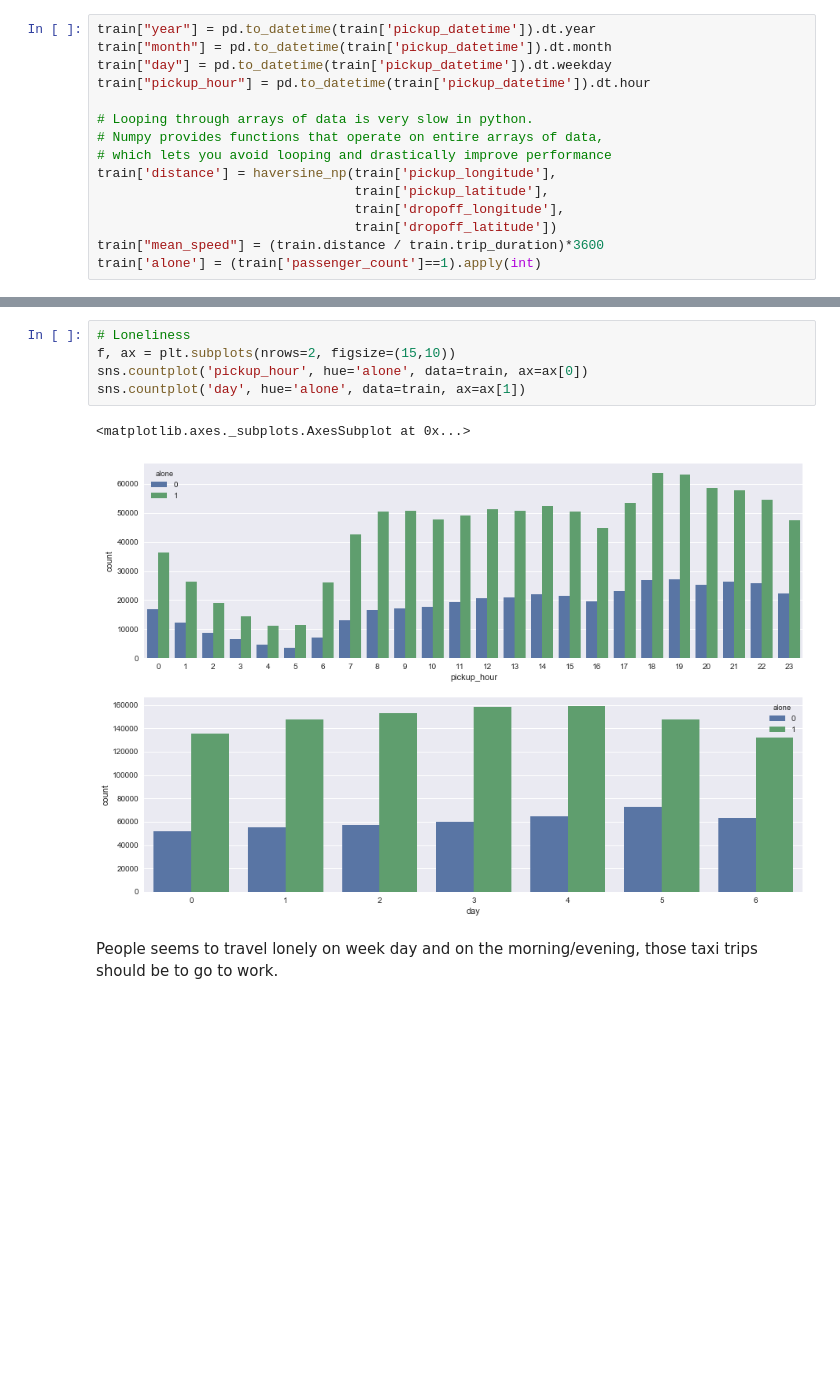
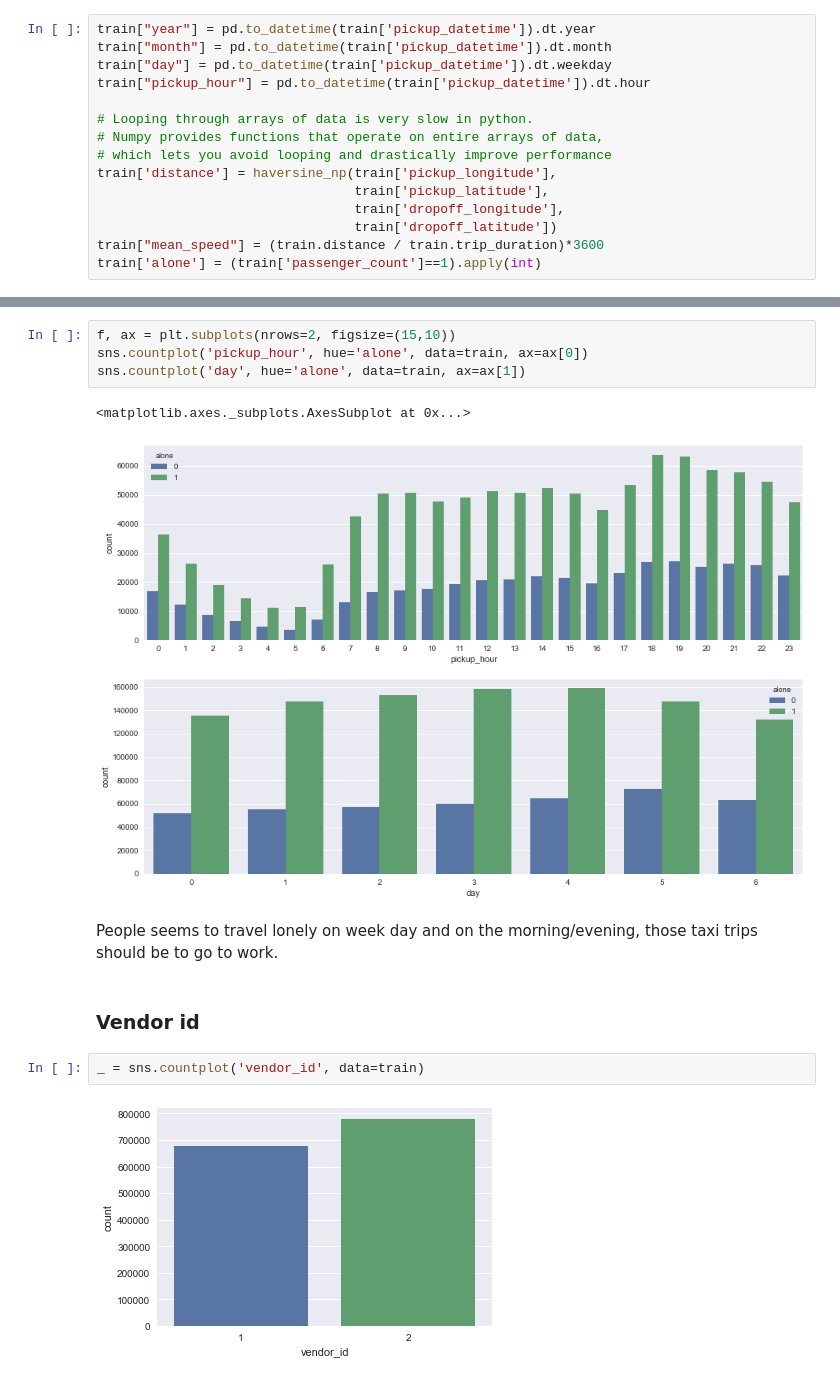
Before and after one commit to alexattia/Data-Science-Projects, a Jupyter notebook: KaggleTaxiTrip/Exploring the dataset.ipynb, the cells around one changed output, grey strips where cells are left out. Drawn from its saved outputs; the diff is of its cells as text; blank space fills up the shorter version.

```diff
--- a/KaggleTaxiTrip/Exploring the dataset.ipynb
+++ b/KaggleTaxiTrip/Exploring the dataset.ipynb
@@ -71,5 +95,4 @@ ax[2, 1].set_title('Travel time distribution during the week')
 # %%
-# Loneliness
 f, ax = plt.subplots(nrows=2, figsize=(15,10))
 sns.countplot('pickup_hour', hue='alone', data=train, ax=ax[0])
 sns.countplot('day', hue='alone', data=train, ax=ax[1])
@@ -78,3 +101,9 @@ sns.countplot('day', hue='alone', data=train, ax=ax[1])
 [figure]
 # %% [markdown]
 People seems to travel lonely on week day and on the morning/evening, those taxi trips should be to go to work.
+# %% [markdown]
+### Vendor id
+# %%
+_ = sns.countplot('vendor_id', data=train)
+# %% [output]
+[figure, added]
```
Also changed, not shown: parts of 27 cells of this notebook, 1 other file.
